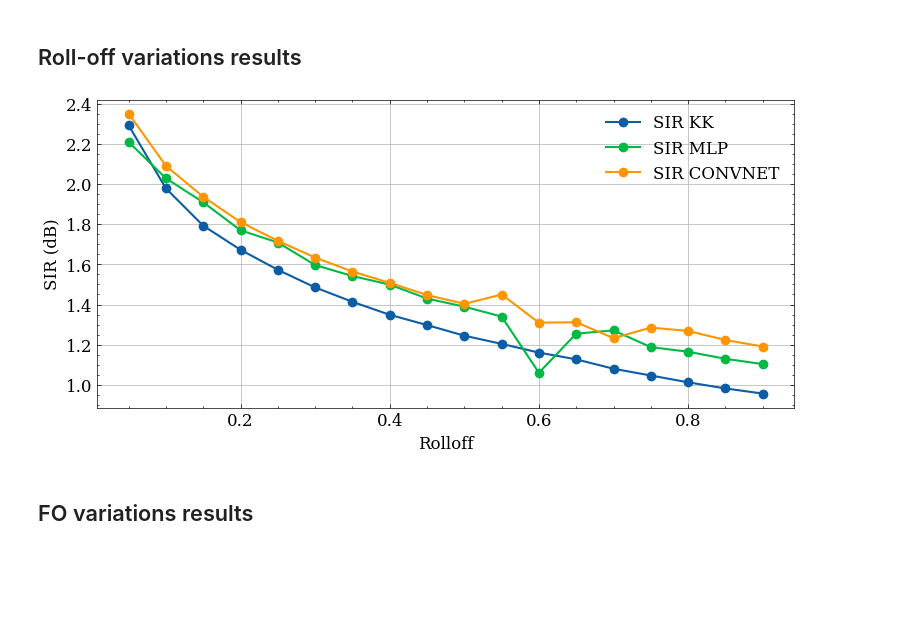
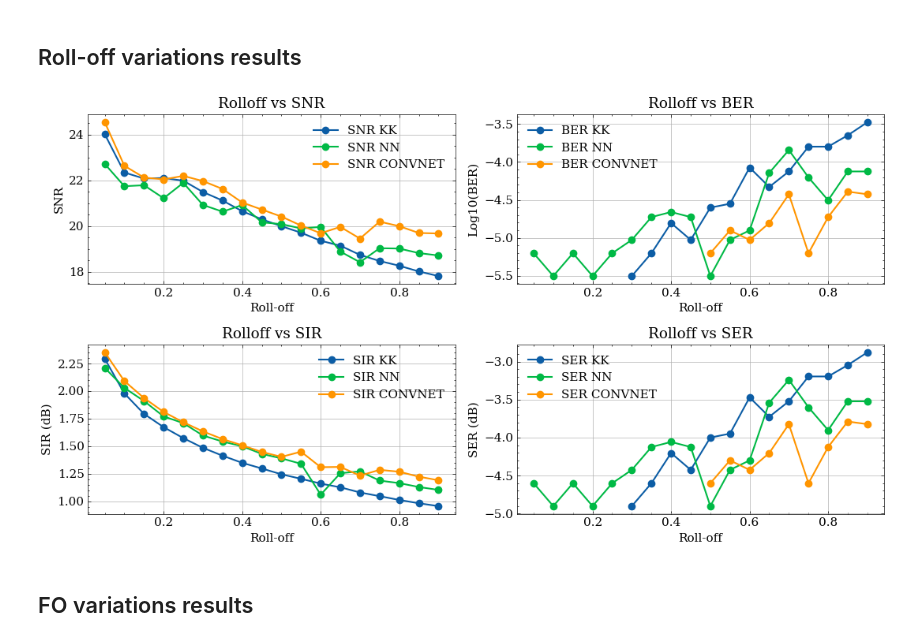
Before and after one commit to silasabs/PIVIC-PIBIC-Comunicacoes-Opticas, a Jupyter notebook: jupyter notebooks/Results_PhaseRetrieval.ipynb, the cells around one changed output. Drawn from its saved outputs; the diff is of its cells as text; code cells hidden in the pictures; blank space fills up the shorter version.

```diff
--- a/jupyter notebooks/Results_PhaseRetrieval.ipynb
+++ b/jupyter notebooks/Results_PhaseRetrieval.ipynb
@@ -10,7 +10,7 @@ import seaborn as sns
 
 import numpy as np
 # %%
-plt.rcParams['font.size'] = 12
+plt.rcParams['font.size'] = 11
 plt.rcParams['lines.linewidth'] = 1.5
 plt.rcParams['text.usetex'] = False
 
@@ -74,25 +75,51 @@ if savePlots:
 # %%
 Rolloff = np.arange(0.05, 0.95, 0.05)
 savePlots = True
 
 Rolloff_BER = loadArray(r'C:\Users\Silas\Documents\PIVIC-Comunicacoes-Opticas\resultados\Data\Pibic\Rolloff_BER_SpS_4_128_Sample.npy')
 Rolloff_SIR = loadArray(r'C:\Users\Silas\Documents\PIVIC-Comunicacoes-Opticas\resultados\Data\Pibic\Rolloff_SIR_SpS_4_128_Sample.npy')
 Rolloff_SNR = loadArray(r'C:\Users\Silas\Documents\PIVIC-Comunicacoes-Opticas\resultados\Data\Pibic\Rolloff_SNR_SpS_4_128_Sample.npy')
 Rolloff_SER = loadArray(r'C:\Users\Silas\Documents\PIVIC-Comunicacoes-Opticas\resultados\Data\Pibic\Rolloff_SER_SpS_4_128_Sample.npy')
 
-plt.figure(figsize=(9,4))
-plt.plot(Rolloff, np.log10(Rolloff_SIR[0,:]),'-o', label='SIR KK')
-plt.plot(Rolloff, np.log10(Rolloff_SIR[1,:]),'-o', label='SIR MLP')
-plt.plot(Rolloff, np.log10(Rolloff_SIR[2,:]),'-o', label='SIR CONVNET')
-plt.xlabel('Rolloff')
-plt.ylabel('SIR (dB)')
-plt.grid()
-plt.legend();
+labels = ['KK', 'NN', 'CONVNET']
+fig, ax = plt.subplots(2, 2, figsize=(11,6))
+
+for index in range(0, 3):
+    # Plot SNR
+    ax[0,0].plot(Rolloff, Rolloff_SNR[index,:],'-o', label='SNR '+labels[index])
+    ax[0,0].set_xlabel('Roll-off')
+    ax[0,0].set_ylabel('SNR')
+    ax[0,0].title.set_text('Rolloff vs SNR')
+    ax[0,0].legend()
+    ax[0,0].grid()
+    # Plot BER
+    ax[0,1].plot(Rolloff, np.log10(Rolloff_BER[index,:]),'-o', label='BER '+labels[index])
+    ax[0,1].set_xlabel('Roll-off')
+    ax[0,1].set_ylabel('Log10(BER)')
+    ax[0,1].title.set_text('Rolloff vs BER')
+    ax[0,1].legend()
+    ax[0,1].grid()
+    # Plot SIR
+    ax[1,0].plot(Rolloff, np.log10(Rolloff_SIR[index,:]),'-o', label='SIR '+labels[index])
+    ax[1,0].set_xlabel('Roll-off')
+    ax[1,0].set_ylabel('SIR (dB)')
+    ax[1,0].title.set_text('Rolloff vs SIR')
+    ax[1,0].legend()
+    ax[1,0].grid()
+    # Plot SER
+    ax[1,1].plot(Rolloff, np.log10(Rolloff_SER[index,:]),'-o', label='SER '+labels[index])
+    ax[1,1].set_xlabel('Roll-off')
+    ax[1,1].set_ylabel('SER (dB)')
+    ax[1,1].title.set_text('Rolloff vs SER')
+    ax[1,1].legend()
+    ax[1,1].grid()
+
+    plt.tight_layout()
 
 
 if savePlots:
-    plt.savefig(figurePath+'\SIRvsRolloff.png', dpi=600)
+    plt.savefig(figurePath+'\Rolloff_Results.png', dpi=600)
 # %% [output]
-[figure, old version]
+[figure, new version]
 # %% [markdown]
 ## FO variations results
```
Also changed, not shown: parts of 4 cells of this notebook.
